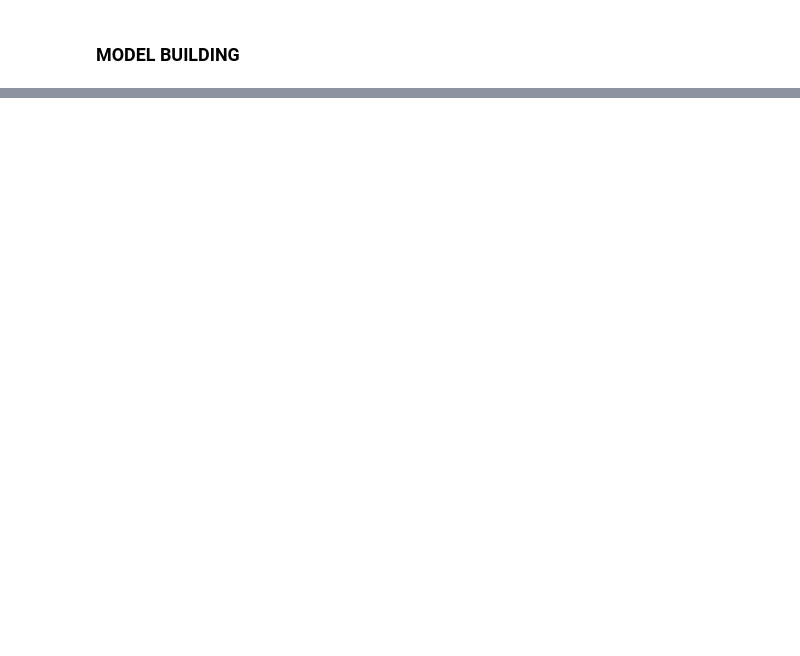
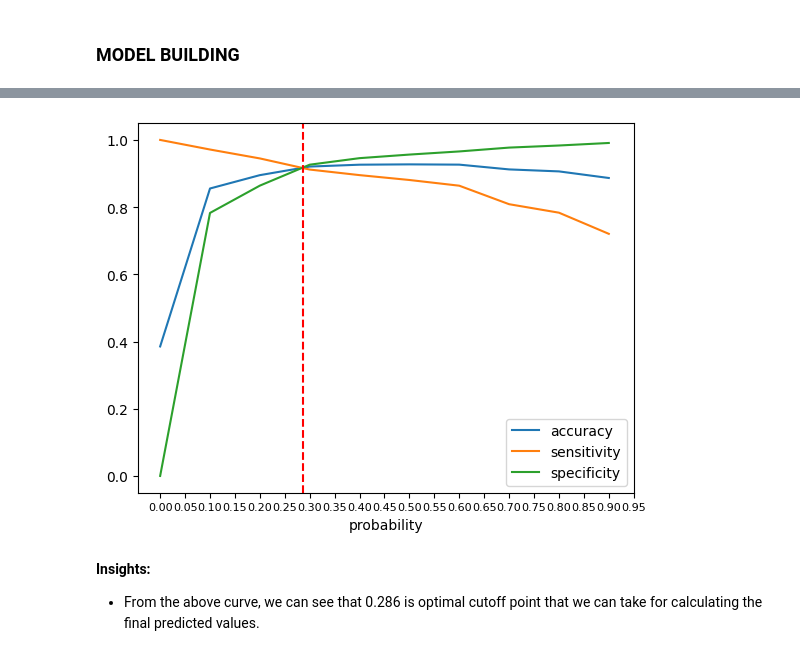
Before and after one commit to AkankshaDwivedi/lead-scoring-assignment, a Jupyter notebook: Lead_Scoring_Assignment_Akanksha.ipynb, the cells around one changed output, grey strips where cells are left out. Cells and saved outputs as stored; diff of their text form; code cells hidden in the pictures; blank space fills up the shorter version.

```diff
--- a/Lead_Scoring_Assignment_Akanksha.ipynb
+++ b/Lead_Scoring_Assignment_Akanksha.ipynb
@@ -1456,0 +1737,9 @@ From the heatmap wr can see that:
+# %%
+## Creating dataframe 'y_train_pred_final' with actual and predicted values
+y_train_pred_final = pd.DataFrame({'Converted':y_train.values, 'Converted_Prob':y_train_pred})
+
+# Adding column 'Prospect ID'
+y_train_pred_final['Prospect ID'] = y_train.index
+
+# Displaying head of created dataframe
+y_train_pred_final.head()
@@ -1456,0 +1762,6 @@ From the heatmap wr can see that:
+# %%
+# Let's create columns with different probability cutoffs :-
+num = [float(x)/10 for x in range(10)]
+for i in num:
+    y_train_pred_final[i]= y_train_pred_final.Converted_Prob.map(lambda x: 1 if x > i else 0)
+y_train_pred_final.head()
@@ -1456,0 +1775,20 @@ From the heatmap wr can see that:
+# %%
+# Let's calculate accuracy, sensitivity and specificity for various probability cutoffs.
+cutoff_df = pd.DataFrame( columns = ['probability','accuracy','sensitivity','specificity'])
+
+
+
+# TP = confusion[1,1] # true positive
+# TN = confusion[0,0] # true negatives
+# FP = confusion[0,1] # false positives
+# FN = confusion[1,0] # false negatives
+
+num = [0.0,0.1,0.2,0.3,0.4,0.5,0.6,0.7,0.8,0.9]
+for i in num:
+    cm = metrics.confusion_matrix(y_train_pred_final.Converted, y_train_pred_final[i])
+    total = sum(sum(cm))
+    accuracy = (cm[0,0]+cm[1,1])/total
+    specificity = cm[0,0]/(cm[0,0]+cm[0,1])
+    sensitivity = cm[1,1]/(cm[1,0]+cm[1,1])
+    cutoff_df.loc[i] = [i,accuracy,sensitivity,specificity]
+print(cutoff_df)
@@ -1456,0 +1807,13 @@ From the heatmap wr can see that:
+# %%
+# Plotting accuracy, sensitivity and specificity for various probabilities:-
+
+cutoff_df.plot.line(x='probability', y=['accuracy','sensitivity','specificity'])
+plt.xticks(np.arange(0,1,step=0.05),size=8)
+plt.axvline(x=0.286, color='r', linestyle='--')
+
+plt.show()
+# %% [output]
+[figure, added]
+# %% [markdown]
+**Insights:**
+* From the above curve, we can see that 0.286 is optimal cutoff point that we can take for calculating the final predicted values.
```
Also changed, not shown: parts of 33 cells of this notebook.
